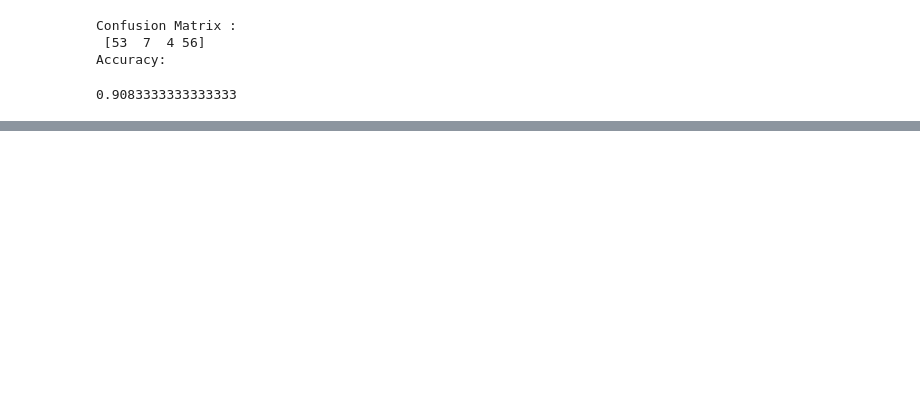
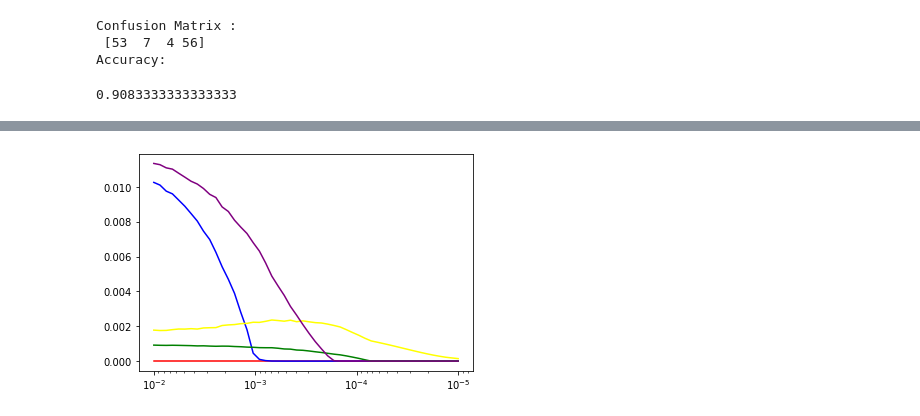
Before and after one commit to louisbemberg/machine-learning-workshop, a Jupyter notebook: 04_instagram_bots/bot_detection_louis.ipynb, the cells around one changed output, grey strips where cells are left out. Cells and saved outputs as stored; diff of their text form; code cells hidden in the pictures; blank space fills up the shorter version.

```diff
--- a/04_instagram_bots/bot_detection_louis.ipynb
+++ b/04_instagram_bots/bot_detection_louis.ipynb
@@ -149,0 +439,5 @@ dtype: float64
+# %%
+logistic_regression = LogisticRegression(C=1)
+logistic_regression.fit(x_train, y_train)
+logistic_regression.coef_
+print(list(zip(logistic_regression.coef_[0], ['profile_pic', 'description_length', 'followers', 'following', 'posts'])))
@@ -149,0 +471,38 @@ dtype: float64
+# %%
+# c_ranges = np.linspace(1,0.01,100)
+c_ranges = np.logspace(-5,-2)
+profile_pic_coefs = []
+description_length_coefs = []
+followers_coefs = []
+posts_coefs = []
+following_coefs = []
+for c in c_ranges:
+    logistic_regression2 = LogisticRegression(C=c, penalty="l1", solver="liblinear")
+    logistic_regression2.fit(x_train, y_train)
+    coefs = logistic_regression2.coef_[0]
+    profile_pic_coefs.append(coefs[0])
+    description_length_coefs.append(coefs[1])
+    followers_coefs.append(coefs[2])
+    posts_coefs.append(coefs[3])
+    following_coefs.append(coefs[4])
+# %%
+import matplotlib.pyplot as plt
+
+x = c_ranges
+y1 = profile_pic_coefs
+y2 = description_length_coefs
+y3 = followers_coefs
+y4 = posts_coefs
+y5 = following_coefs
+
+fig, ax = plt.subplots()
+plt.semilogx(x, np.abs(y1), c='red')
+plt.semilogx(x, np.abs(y2), c='blue')
+plt.semilogx(x, np.abs(y3), c='yellow')
+plt.semilogx(x, np.abs(y4), c='green')
+plt.semilogx(x, np.abs(y5), c='purple')
+
+ax.invert_xaxis()
+plt.show()
+# %% [output]
+[figure, added]
```
Also changed, not shown: parts of 62 cells of this notebook, 1 other file.
